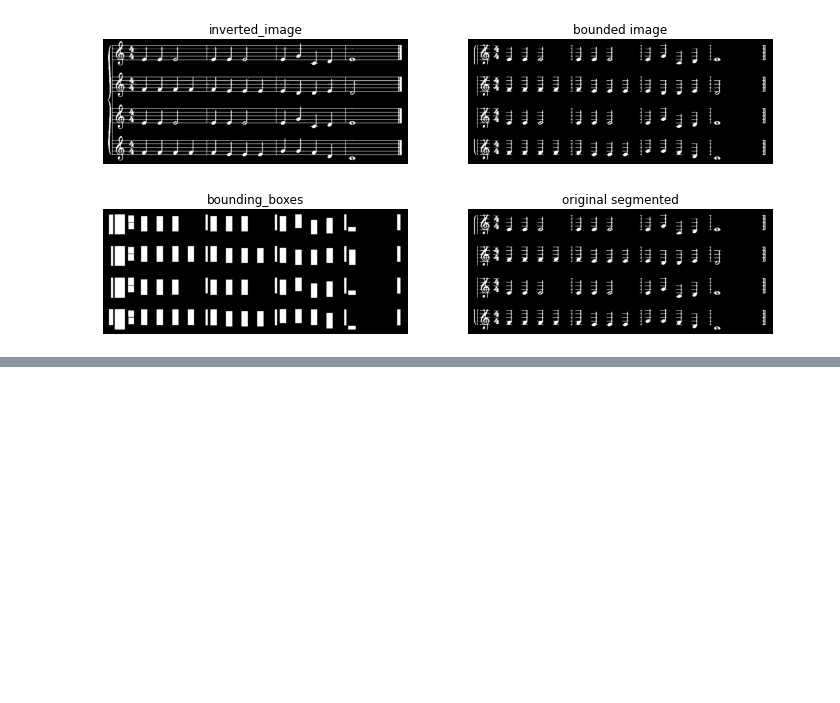
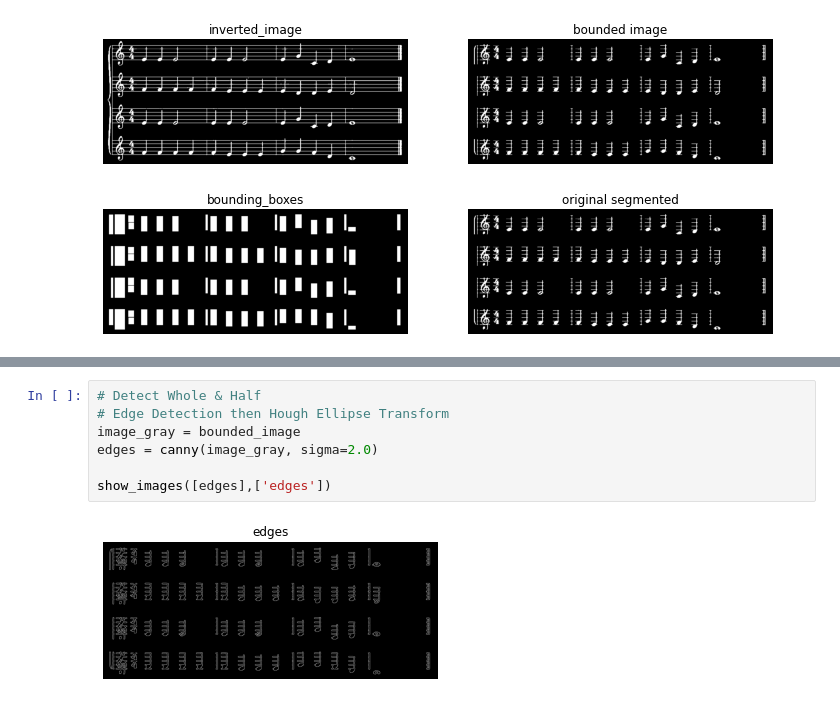
Before and after one commit to marait123/music-notes-reader, a Jupyter notebook: part1.ipynb, the cells around one changed output, grey strips where cells are left out. Saved outputs shown, nothing was run; the diff lists cells and outputs as text; blank space fills up the shorter version.

```diff
--- a/part1.ipynb
+++ b/part1.ipynb
@@ -118,0 +145,9 @@ draw_bounding_boxes(bounded_image,bounding_boxes)
+# %%
+# Detect Whole & Half
+# Edge Detection then Hough Ellipse Transform
+image_gray = bounded_image
+edges = canny(image_gray, sigma=2.0)
+
+show_images([edges],['edges'])
+# %% [output]
+[figure, added]
```
Also changed, not shown: parts of 7 cells of this notebook.
